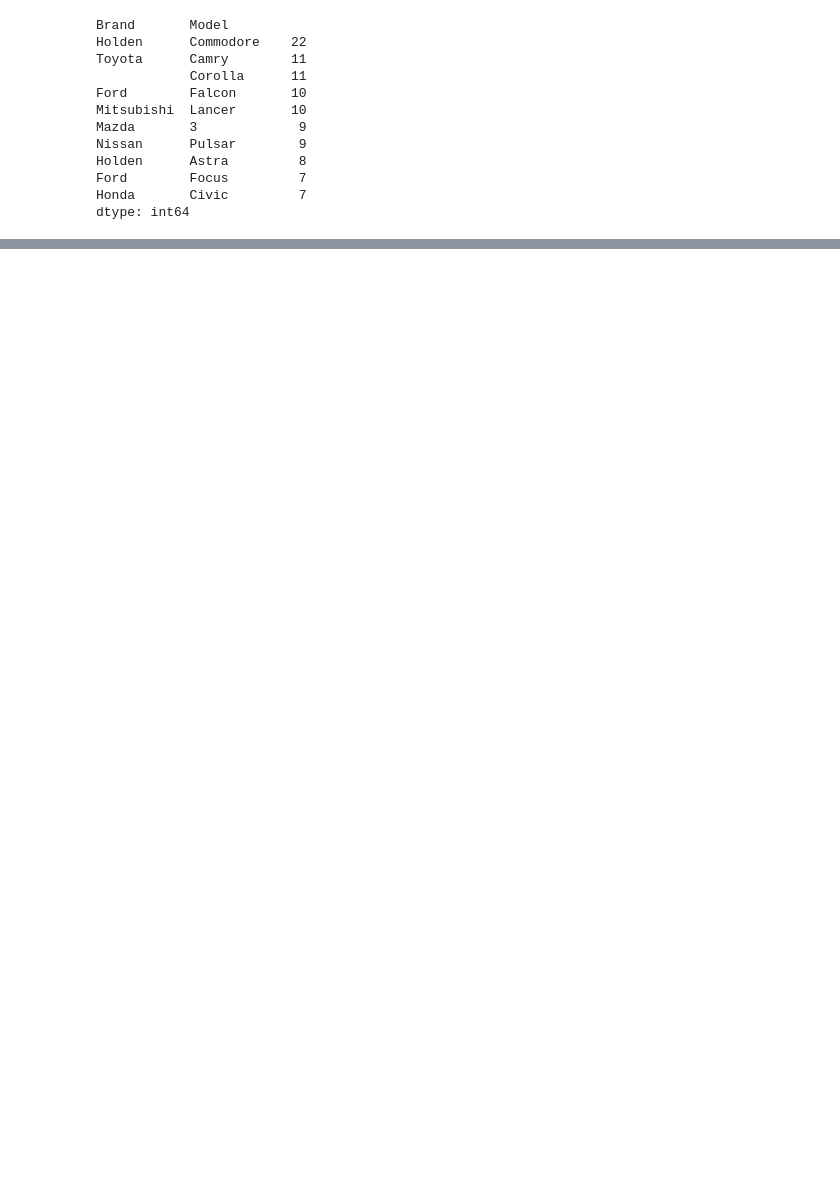
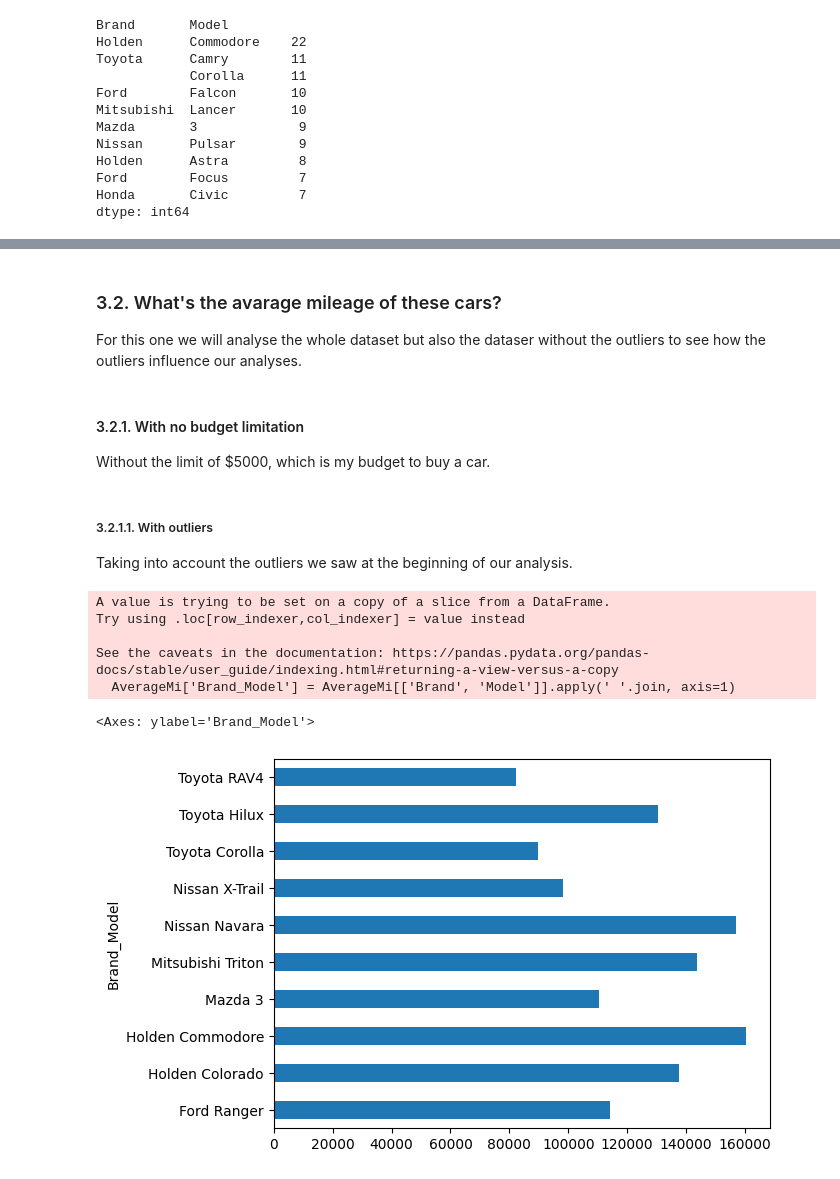
Before and after one commit to thaynanff/Data-Science-Projects, a Jupyter notebook: Data Science and Analytics/8. Australian Automotive Market/Australian Automotive Market.ipynb, the cells around one changed output, grey strips where cells are left out. Drawn from its saved outputs; the diff is of its cells as text; code cells hidden in the pictures; blank space fills up the shorter version.

```diff
--- a/Data Science and Analytics/8. Australian Automotive Market/Australian Automotive Market.ipynb
+++ b/Data Science and Analytics/8. Australian Automotive Market/Australian Automotive Market.ipynb
@@ -375,0 +433,34 @@ dtype: int64
+# %% [markdown]
+### 3.2. What's the avarage mileage of these cars?
+
+For this one we will analyse the whole dataset but also the dataser without the outliers to see how the outliers influence our analyses.
+# %% [markdown]
+#### 3.2.1. With no budget limitation
+
+Without the limit of $5000, which is my budget to buy a car.
+# %% [markdown]
+##### 3.2.1.1. With outliers
+
+Taking into account the outliers we saw at the beginning of our analysis.
+# %%
+# creatting the dataframe with the 10 most advertised cars with no budget limitation
+AverageMi = Top10_NoLimit
+
+# creating a new colunm with the brand and model together
+AverageMi['Brand_Model'] = AverageMi[['Brand', 'Model']].apply(' '.join, axis=1)
+
+# getting just the colunms we will use
+AverageMi = AverageMi.loc[:, ['Brand_Model', 'Kilometers']]
+
+# grouping the dataset with the average kilometers per brand/model
+AverageMi = AverageMi.groupby('Brand_Model')['Kilometers'].mean().round(2)
+
+AverageMi.plot(kind='barh')
+# %% [output]
+A value is trying to be set on a copy of a slice from a DataFrame.
+Try using .loc[row_indexer,col_indexer] = value instead
+
+See the caveats in the documentation: https://pandas.pydata.org/pandas-docs/stable/user_guide/indexing.html#returning-a-view-versus-a-copy
+  AverageMi['Brand_Model'] = AverageMi[['Brand', 'Model']].apply(' '.join, axis=1)
+<Axes: ylabel='Brand_Model'>
+[figure, added]
```
Also changed, not shown: parts of 9 cells of this notebook.
